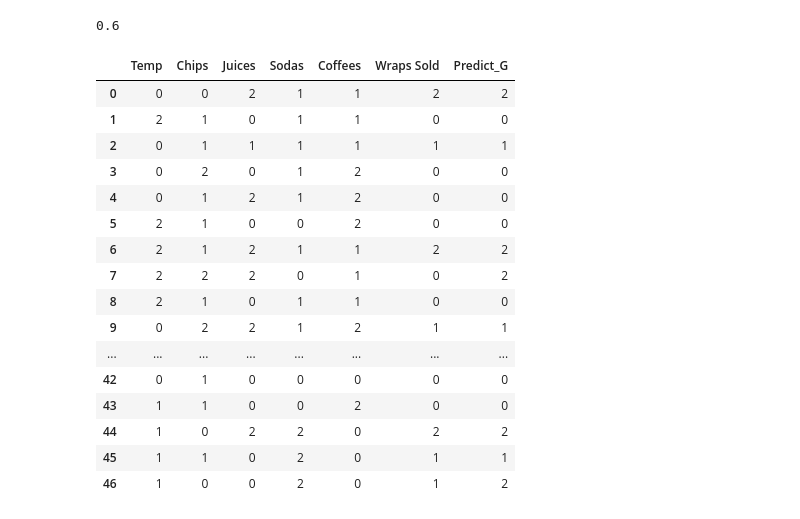
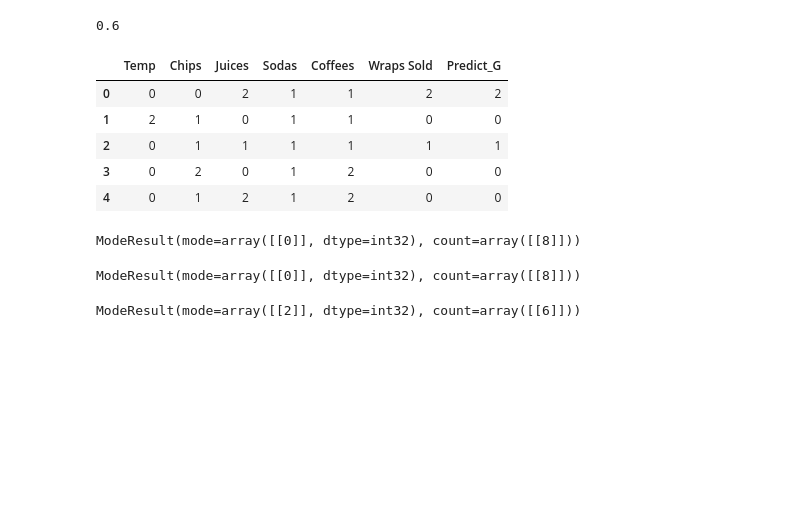
Before and after one commit to MeenTers/KKU_data_mining, a Jupyter notebook: Cafe.ipynb, the cells around one changed output. Drawn from its saved outputs; the diff is of its cells as text; code cells hidden in the pictures; blank space fills up the shorter version.

Commit message:
เพิ่ม mode ลงไป

```diff
--- a/Cafe.ipynb
+++ b/Cafe.ipynb
@@ -200,9 +200,9 @@ table_kmean.head()
 # %%
 from sklearn.model_selection import train_test_split
 # %%
-X_train, X_test, y_train, y_test = train_test_split(table_kmean[['Chips','Juices','Sodas','Coffees']],table_kmean['Wraps Sold'],test_size=0.1, random_state=6)
+X_train, X_test, y_train, y_test = train_test_split(table_kmean[['Temp','Chips','Juices','Sodas','Coffees']],table_kmean['Wraps Sold'],test_size=0.1, random_state=6)
 # %%
-X = table_kmean[['Chips','Juices','Sodas','Coffees']]
+X = table_kmean[['Temp','Chips','Juices','Sodas','Coffees']]
 # %% [markdown]
 ## RF
 # %%
@@ -214,22 +214,11 @@ skRF.score(X_test,y_test)
 0.6
 # %%
 table_kmean['Predict_G'] = skRF.predict(X)
-table_kmean
+table_kmean.head()
 # %% [output]
 |  | Temp | Chips | Juices | Sodas | Coffees | Wraps Sold | Predict_G |
 | 0 | 0 | 0 | 2 | 1 | 1 | 2 | 2 |
 | 1 | 2 | 1 | 0 | 1 | 1 | 0 | 0 |
 | 2 | 0 | 1 | 1 | 1 | 1 | 1 | 1 |
 | 3 | 0 | 2 | 0 | 1 | 2 | 0 | 0 |
 | 4 | 0 | 1 | 2 | 1 | 2 | 0 | 0 |
-| 5 | 2 | 1 | 0 | 0 | 2 | 0 | 0 |
-| 6 | 2 | 1 | 2 | 1 | 1 | 2 | 2 |
-| 7 | 2 | 2 | 2 | 0 | 1 | 0 | 2 |
-| 8 | 2 | 1 | 0 | 1 | 1 | 0 | 0 |
-| 9 | 0 | 2 | 2 | 1 | 2 | 1 | 1 |
-| ... | ... | ... | ... | ... | ... | ... | ... |
-| 42 | 0 | 1 | 0 | 0 | 0 | 0 | 0 |
-| 43 | 1 | 1 | 0 | 0 | 2 | 0 | 0 |
-| 44 | 1 | 0 | 2 | 2 | 0 | 2 | 2 |
-| 45 | 1 | 1 | 0 | 2 | 0 | 1 | 1 |
-| 46 | 1 | 0 | 0 | 2 | 0 | 1 | 2 |
@@ -235,0 +233,12 @@ table_kmean
+# %%
+mymode(0,'Temp')
+# %% [output]
+ModeResult(mode=array([[0]], dtype=int32), count=array([[8]]))
+# %%
+mymode(1,'Temp')
+# %% [output]
+ModeResult(mode=array([[0]], dtype=int32), count=array([[8]]))
+# %%
+mymode(2,'Temp')
+# %% [output]
+ModeResult(mode=array([[2]], dtype=int32), count=array([[6]]))
```
Also changed, not shown: parts of 6 cells of this notebook.
